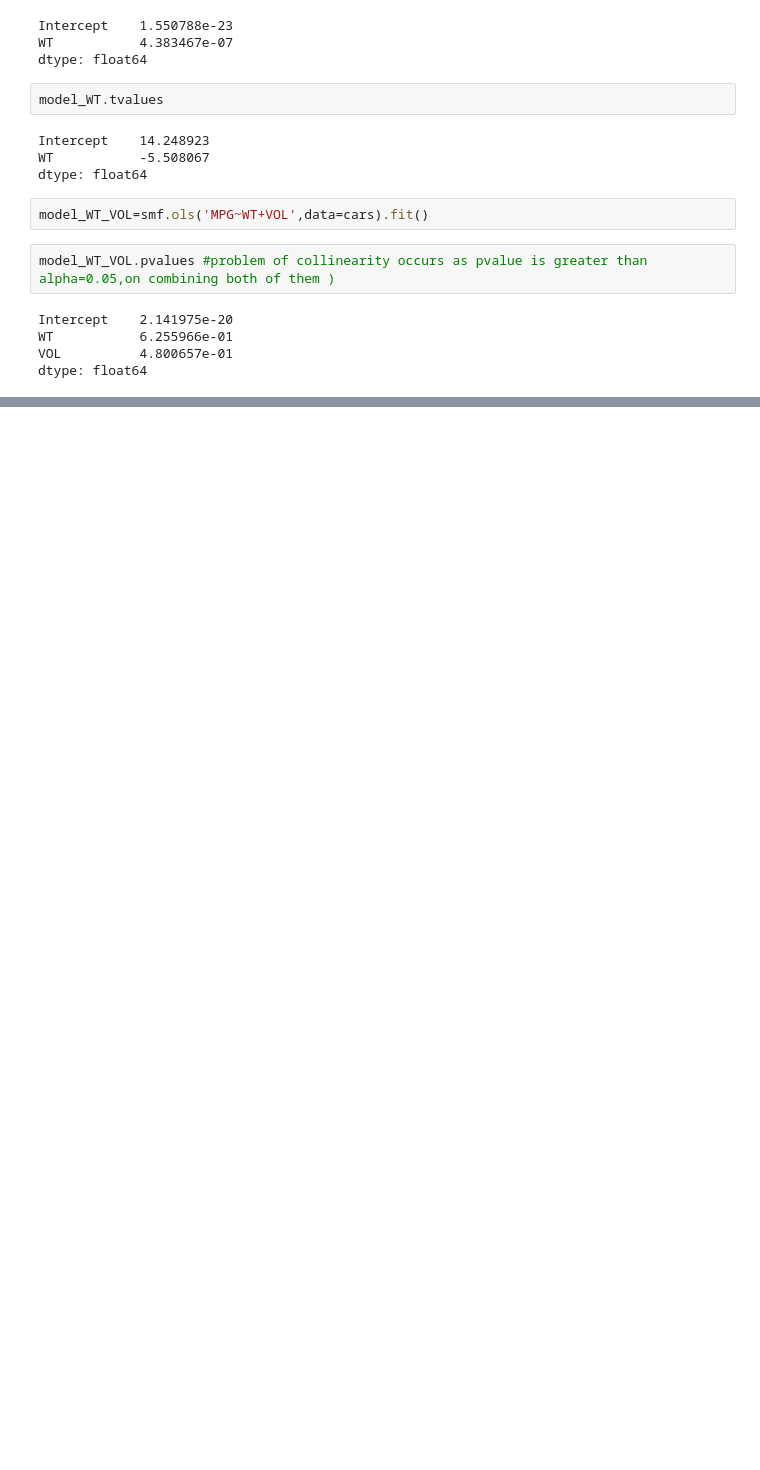
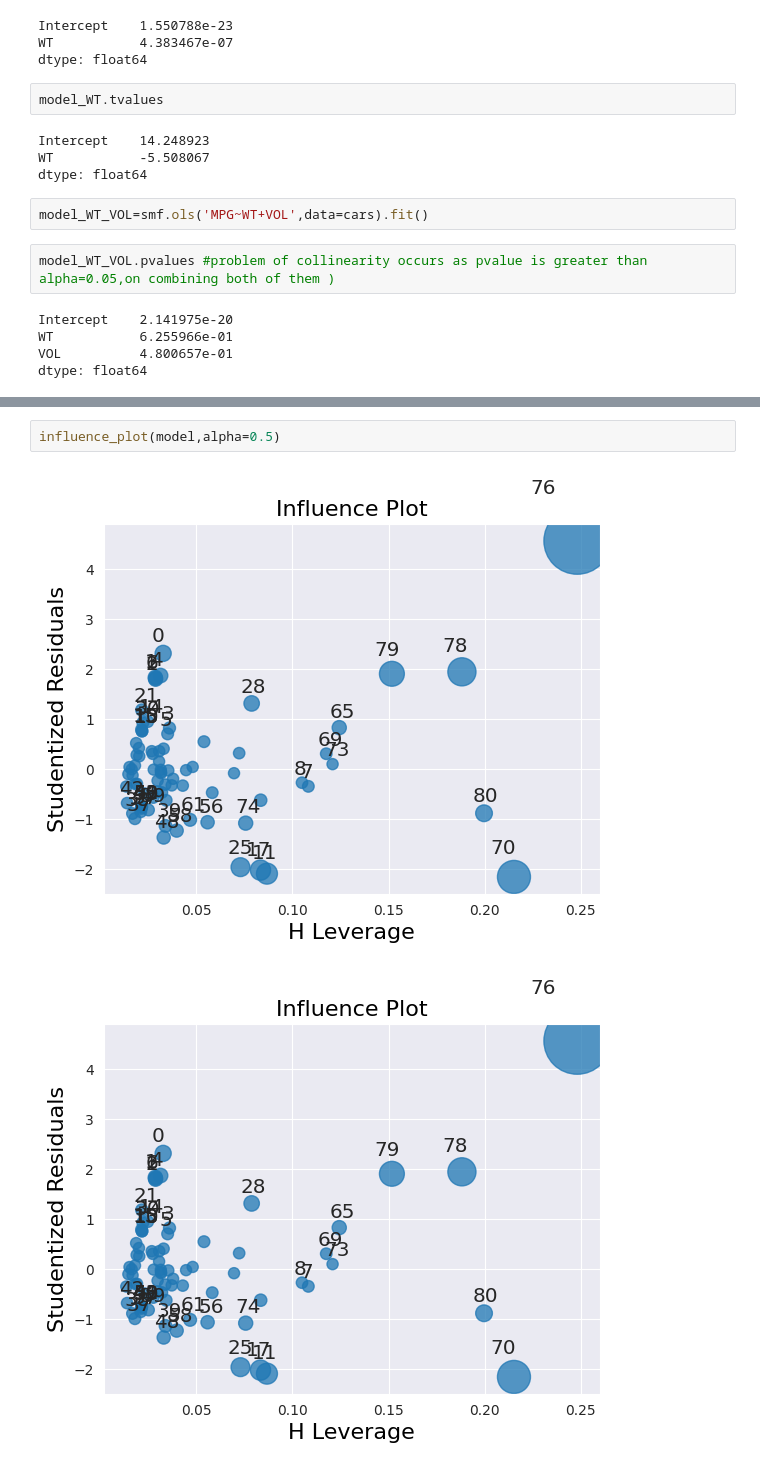
Before and after one commit to Ravindrakumarnayak/Machine_learning, a Jupyter notebook: multi_regression_model_practice.ipynb, the cells around one changed output, grey strips where cells are left out. Cells and saved outputs as stored; diff of their text form; blank space fills up the shorter version.

```diff
--- a/multi_regression_model_practice.ipynb
+++ b/multi_regression_model_practice.ipynb
@@ -175,0 +276,5 @@ dtype: float64
+# %%
+influence_plot(model,alpha=0.5)
+# %% [output]
+[figure, added]
+[figure, added]
```
Also changed, not shown: parts of 22 cells of this notebook.
